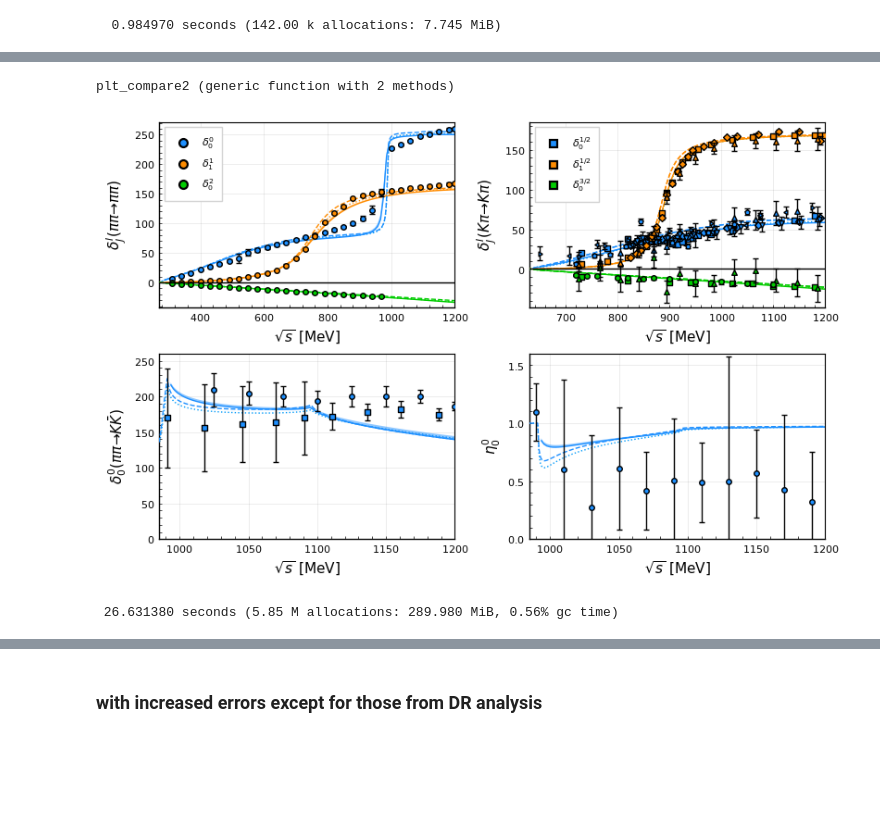
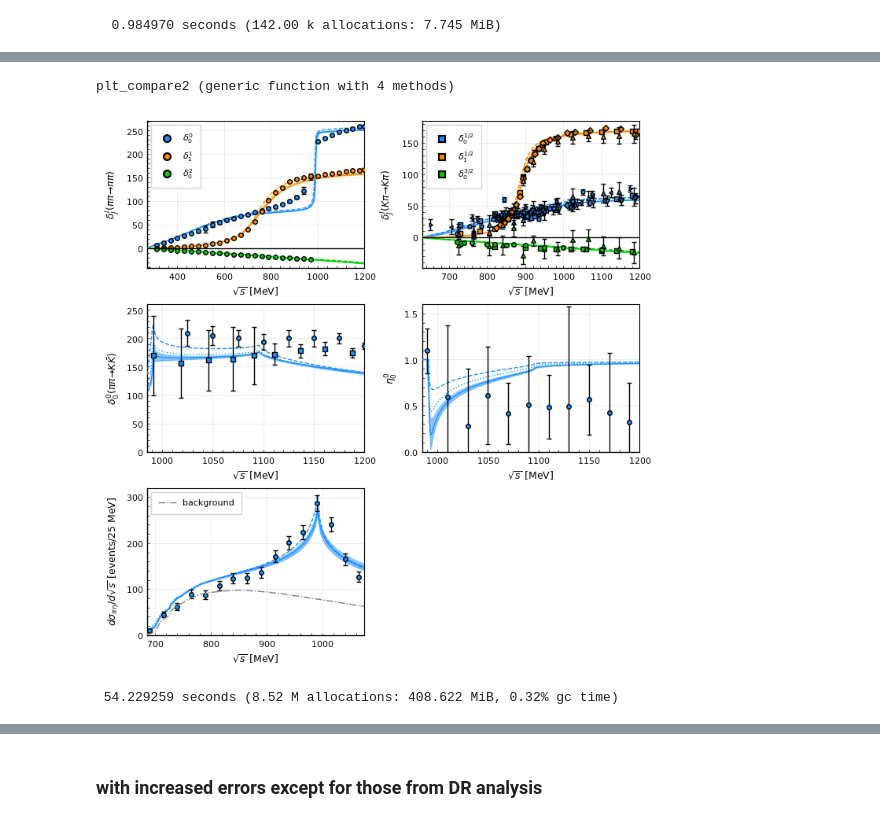
Before and after one commit to linqiu15/IAMfit, a Jupyter notebook: iamfit.ipynb, the cells around one changed output, grey strips where cells are left out. Cells and saved outputs as stored; diff of their text form; code cells hidden in the pictures; blank space fills up the shorter version.

```diff
--- a/iamfit.ipynb
+++ b/iamfit.ipynb
@@ -630,19 +631,19 @@ end
 function plt_band(df::DataFrame, ch::TwoBodyChannel, fitfun; color= :gray, kws...)
     dist_extrema(w) = dist_minmax(df, fitfun, w)
     n = 100;
-    wv = LinRange(ch.m1+ch.m2, 1200, n)
+    wv = LinRange(ch.m1+ch.m2-2, 1200, n)
     paras = Array(df[1, 2:end])
     _yv = permutedims(reduce(hcat, dist_extrema.(wv)))
-    plot( wv, [_yv[:,1]]; color= color, fill = ([_yv[:,2]], color), fillalpha = 0.5, label="", kws... )
+    plot( wv, [_yv[:,1]]; color= color, linealpha=0.5, fill = ([_yv[:,2]], color), fillalpha = 0.5, label="", kws... )
 end
 function plt_band!(df::DataFrame, ch::TwoBodyChannel, fitfun; color= :gray, kws...)
     dist_extrema(w) = dist_minmax(df, fitfun, w)
     n = 100;
-    wv = LinRange(ch.m1+ch.m2, 1200, n)
+    wv = LinRange(ch.m1+ch.m2-2, 1200, n)
     best = zeros(Float64, n);
     paras = Array(df[1, 2:end])
     _yv = permutedims(reduce(hcat, dist_extrema.(wv)))
-    plot!( wv, _yv[:,1]; color= color, label="", fill = (_yv[:,2], color), fillalpha = 0.5, kws...)
+    plot!( wv, [_yv[:,1]]; color= color,linealpha=0.5, label="", fill = ([_yv[:,2]], color), fillalpha = 0.5, kws...)
 end
 # %% [output]
 plt_band! (generic function with 1 method)
@@ -1016,12 +1042,15 @@ CSV.write("paras_plus5pc_physical.csv", physical_candidates)
 # %%
-function plt_compare2(lec, bands::DataFrame=physical_candidates; jump = 920)
-    _lec = Ref(lec); _lec0 = Ref(lecr0); _paras = bands;
+function plt_compare2(lec, lec_pc, bands::DataFrame=physical_candidates; jump = 930)
+    _lec = Ref(lec); _lec0 = Ref(paras0); _paras = bands; _lecpc = Ref(lec_pc);
     wv = 270:1.0:1200
     p1 = plot(wv, δ00.(wv, _lec; jump = jump), line=:dot, label="", xlim = (wv[1], wv[end]))
     plt_band!(_paras, ππ, (x, p)->δ00(x,p, jump=920), color=:dodgerblue)
+    plot!(wv, δ00.(wv, _lecpc; jump = jump), color=:dodgerblue, label="" )
     plot!(wv, δ11.(wv, _lec), line=:dot, color=:darkorange, label="" )
+    plot!(wv, δ11.(wv, _lecpc), color=:darkorange, label="" )
     plt_band!(_paras, ππ, δ11, color=:darkorange)
     plot!(wv, δ20.(wv, _lec), label="", color=:green3, line=:dot )
+    plot!(wv, δ20.(wv, _lecpc), color=:green3, label="" )
     plt_band!(_paras, ππ, δ20, color=:green3)
     plot!(wv, δ00.(wv, _lec0; jump = jump), label="", line=:dash, color=:dodgerblue  )
     plot!(wv, δ11.(wv, _lec0), label="", line=:dash, color=:darkorange )
@@ -1033,10 +1062,13 @@ function plt_compare2(lec, bands::DataFrame=physical_candidates; jump = 920)
 
     xv = 630:1.0:1200
     p2 = plot(xv, δhalf0.(xv, _lec), line=:dot, label="", xlim = (xv[1], xv[end]))
+    plot!(xv, δhalf0.(xv, _lecpc), color=:dodgerblue, label="" )
     plt_band!(_paras, Kπ, δhalf0, color=:dodgerblue)
-    plot!(xv, δhalf1.(xv, _lec), line=:dot, label="" )
+    plot!(xv, δhalf1.(xv, _lec), line=:dot, color=:darkorange, label="" )
+    plot!(xv, δhalf1.(xv, _lecpc), color=:darkorange, label="" )
     plt_band!(_paras, Kπ, δhalf1, color=:darkorange)
-    plot!(xv, δ3half0.(xv, _lec), line=:dot, label="" )
+    plot!(xv, δ3half0.(xv, _lec), line=:dot, color=:green3, label="" )
+    plot!(xv, δ3half0.(xv, _lecpc), color=:green3, label="" )
     plt_band!(_paras, Kπ, δ3half0, color=:green3)
     plot!(wv, δhalf0.(wv, _lec0), label="", line=:dash, color=:dodgerblue  )
     plot!(wv, δhalf1.(wv, _lec0), label="", line=:dash, color=:darkorange )
@@ -1063,23 +1095,35 @@ function plt_compare2(lec, bands::DataFrame=physical_candidates; jump = 920)
 
     wv2 = 985:1.0:1200
     p3 = plot(wv2, δππkk00.(wv2, _lec), line=:dot, label = "", xlim = (wv2[1], wv2[end]), ylim=(0,260) )
+    plot!(wv2, δππkk00.(wv2, _lecpc), label="", color=:dodgerblue)
     plt_band!(_paras, KK, δππkk00, color=:dodgerblue)
     plot!(wv2, δππkk00.(wv2, _lec0), label="", line=:dash, color=:dodgerblue)
     @plt_data! Data(data_ππkk00_Cohen_df) label = "" marker = :dodgerblue
     @plt_data! Data(data_ππkk00_Martin_df)[1:9] label="" marker=(:rect,:dodgerblue) xlab=L"\sqrt{s}"*" [MeV]" ylab = L"\delta_{0}^0 (\pi\pi\to K \bar K)"
 
     p4 = plot(wv2, η00.(wv2, _lec), line=:dot, legend = :none, xlim = (wv2[1], wv2[end]), ylim=(0, 1.6))
+    plot!(wv2, η00.(wv2, _lecpc), color=:dodgerblue)
     plt_band!(_paras, KK, η00, color=:dodgerblue)
     plot!(wv2, η00.(wv2, _lec0), label="", line=:dash, color=:dodgerblue)
     @plt_data! data_ππ00_eta marker = :dodgerblue xlab=L"\sqrt{s}"*" [MeV]" ylab = L"\eta_{0}^0" # label = L"\eta_{0}^0"
 
-    plot(p1, p2, p3, p4, size=(800,500))
+    wv3 = (mpi+meta+0.000001):1.0:1075
+    p5 = plot(wv3, σπη.(wv3, _lec), line=:dot, label = "", xlim = (wv3[1], wv3[end]) )
+    plot!(wv3, σπη.(wv3, _lecpc), label="",  color=:dodgerblue)
+    plt_band!(_paras, πη, σπη, color=:dodgerblue)
+    plot!(wv3, σπη.(wv3, _lec0), label="", line=:dash, color=:dodgerblue)
+    @plt_data! data_πη[1:16] label = "" marker = :dodgerblue
+    plot!(wv3, data_πη_WA76_bg.(wv3), line=(:dashdot, :gray), label="background" )
+    plot!(xlab=L"\sqrt{s}"*" [MeV]", ylab = L"d\sigma_{\pi\eta}/d\sqrt{s}"*" [events/25 MeV]", ylim=(0, 320))
+
+    plot(p1, p2, p3, p4, p5, plot(), layout =@layout([a b; c d; e _]),
+        size=(700,700), legendfontsize = 8, guidefont = 9)
 end
 # %% [output]
-plt_compare2 (generic function with 2 methods)
+plt_compare2 (generic function with 4 methods)
 # %%
-@time plt_compare2(args(fit0), physical_candidates)
+@time plt_compare2(args(fit0), args(fit_pc), physical_candidates)
 savefig("iam_bestfit.pdf") #, bbox_inches="tight", pad_inches=0
 # %% [output]
-[figure, old version]
+[figure, new version]
- 26.631380 seconds (5.85 M allocations: 289.980 MiB, 0.56% gc time)
+ 54.229259 seconds (8.52 M allocations: 408.622 MiB, 0.32% gc time)
```
Also changed, not shown: parts of 23 cells of this notebook, 3 other files.
